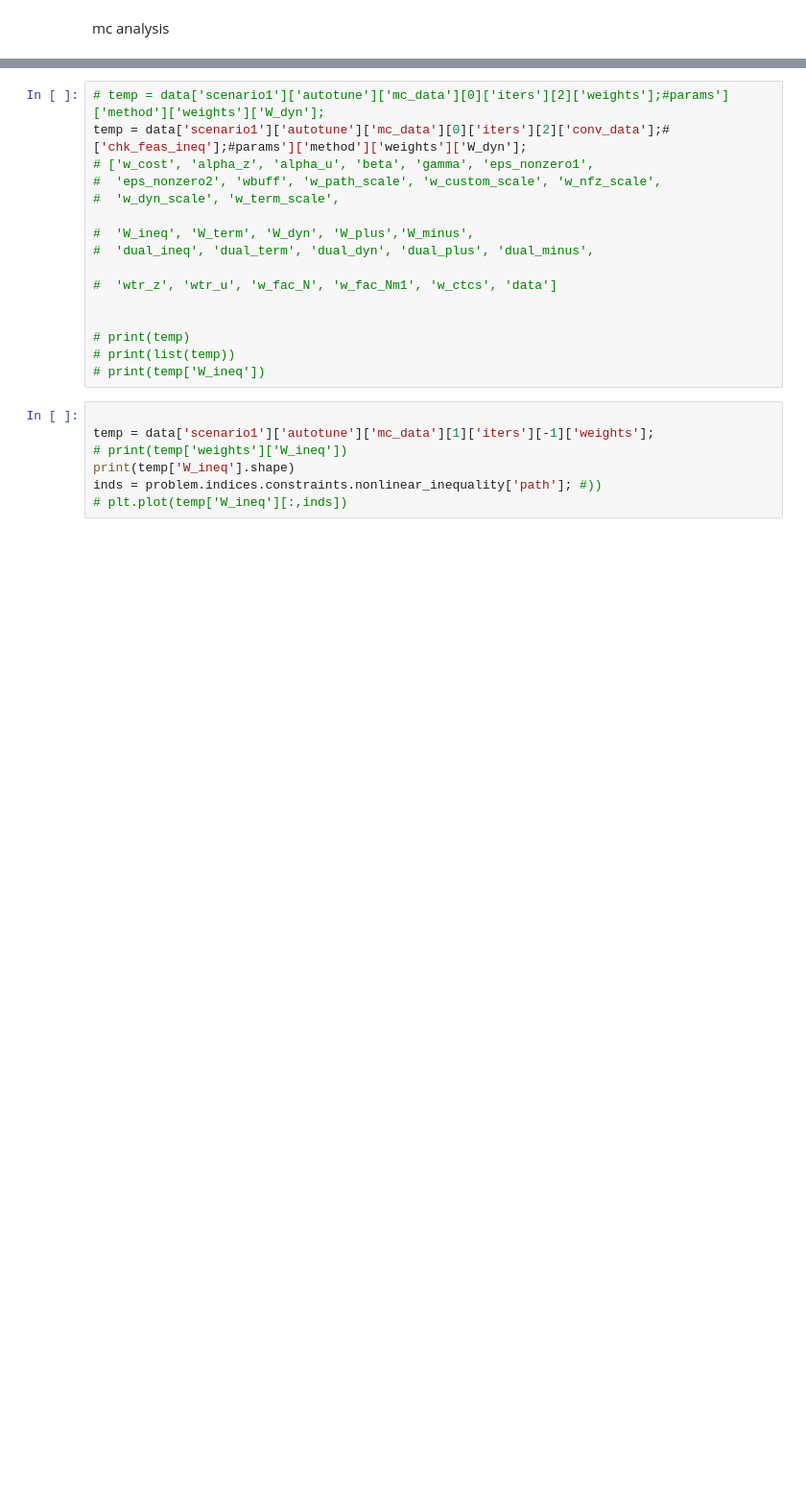
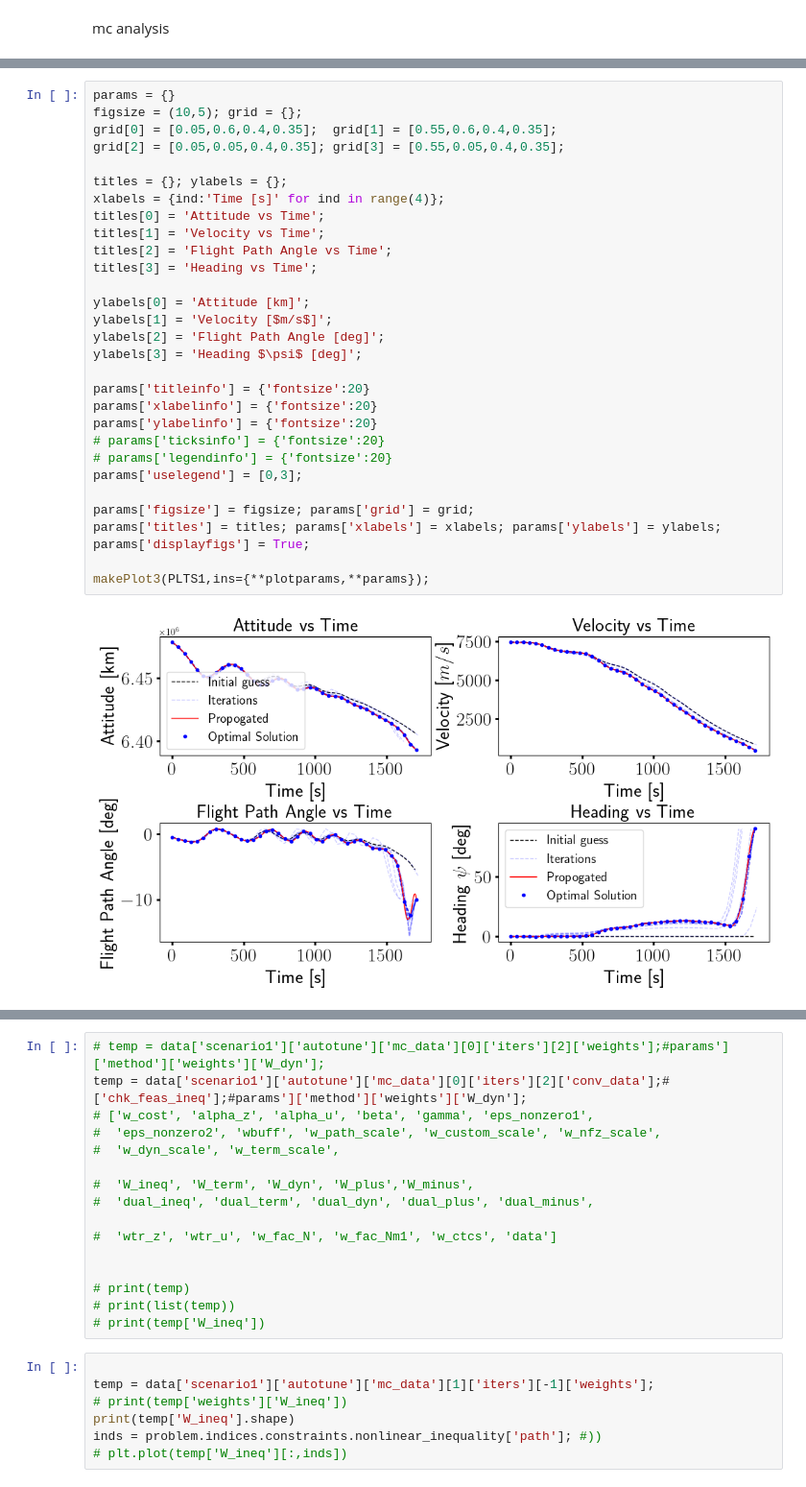
Before and after one commit to mceowen/trajopt, a Jupyter notebook: src/trajopt/examples/vtol1_entry_3dof/main_mc.ipynb, the cells around one changed output, grey strips where cells are left out. Shown: that part at 96% size. Cells and saved outputs as stored; diff of their text form; blank space fills up the shorter version.

Commit message:
updated plotting scripts

```diff
--- a/src/trajopt/examples/vtol1_entry_3dof/main_mc.ipynb
+++ b/src/trajopt/examples/vtol1_entry_3dof/main_mc.ipynb
@@ -554,0 +164,32 @@ for kk,version in enumerate(versions):
+# %%
+params = {}
+figsize = (10,5); grid = {};
+grid[0] = [0.05,0.6,0.4,0.35];  grid[1] = [0.55,0.6,0.4,0.35];
+grid[2] = [0.05,0.05,0.4,0.35]; grid[3] = [0.55,0.05,0.4,0.35];
+
+titles = {}; ylabels = {};
+xlabels = {ind:'Time [s]' for ind in range(4)};
+titles[0] = 'Attitude vs Time';
+titles[1] = 'Velocity vs Time';
+titles[2] = 'Flight Path Angle vs Time';
+titles[3] = 'Heading vs Time';
+
+ylabels[0] = 'Attitude [km]';
+ylabels[1] = 'Velocity [$m/s$]';
+ylabels[2] = 'Flight Path Angle [deg]';
+ylabels[3] = 'Heading $\psi$ [deg]';
+
+params['titleinfo'] = {'fontsize':20}
+params['xlabelinfo'] = {'fontsize':20}
+params['ylabelinfo'] = {'fontsize':20}
+# params['ticksinfo'] = {'fontsize':20}
+# params['legendinfo'] = {'fontsize':20}
+params['uselegend'] = [0,3];
+
+params['figsize'] = figsize; params['grid'] = grid;
+params['titles'] = titles; params['xlabels'] = xlabels; params['ylabels'] = ylabels;
+params['displayfigs'] = True;
+
+makePlot3(PLTS1,ins={**plotparams,**params});
+# %% [output]
+[figure, added]
```
Also changed, not shown: parts of 36 cells of this notebook, 53 other files.
